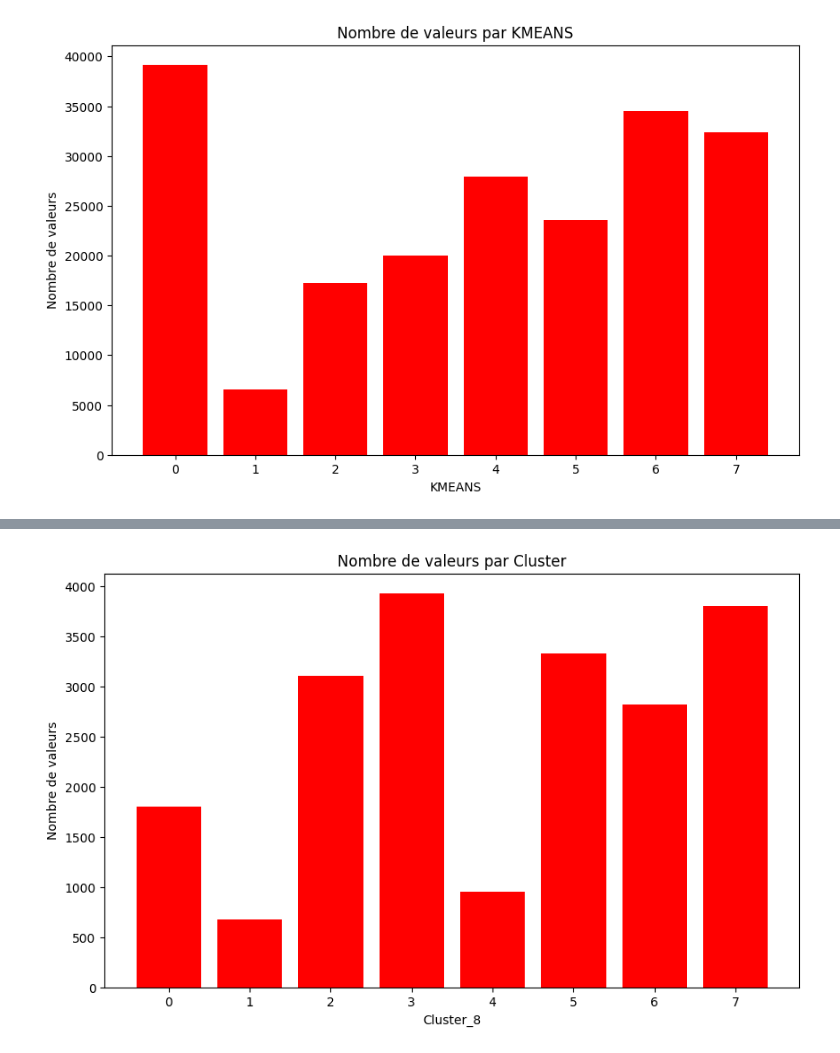
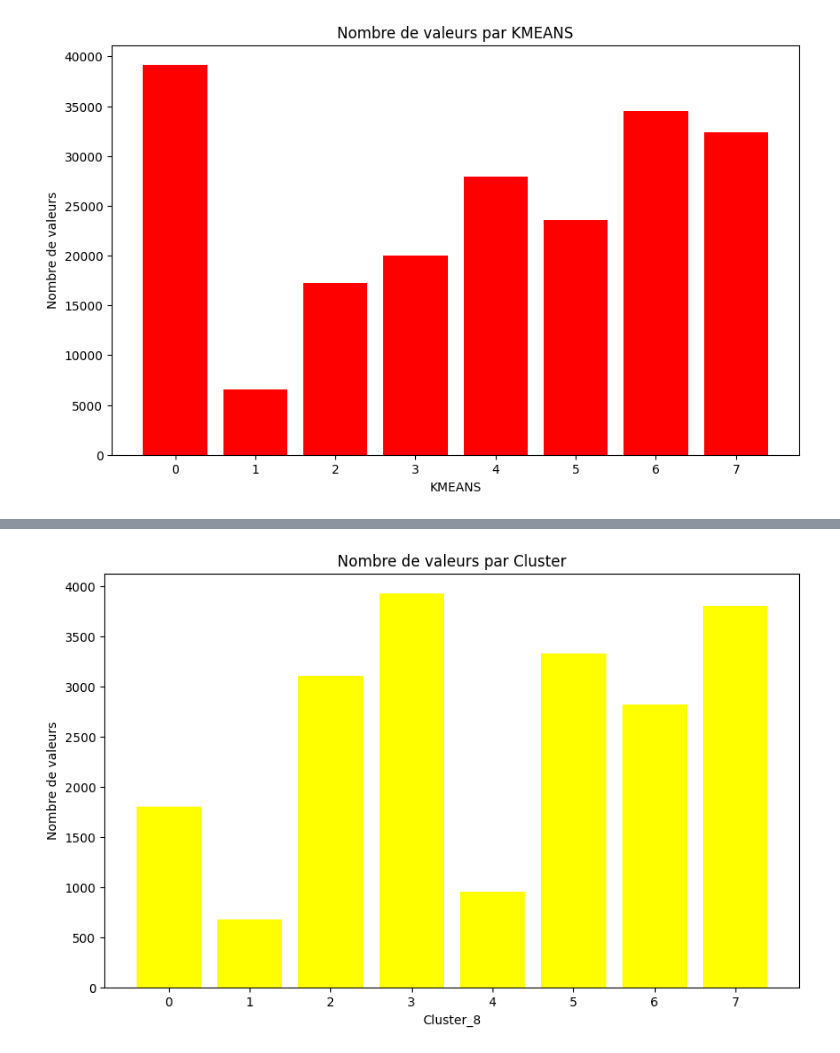
Before and after one commit to Statapp-CANAL/Statapp-CANAL, a Jupyter notebook: Data_operations/antoine.ipynb, the cells around one changed output, grey strips where cells are left out. Saved outputs shown, nothing was run; the diff lists cells and outputs as text; code cells hidden in the pictures.

```diff
--- a/Data_operations/antoine.ipynb
+++ b/Data_operations/antoine.ipynb
@@ -182,14 +183,14 @@ plt.show()
 # %%
 rep_odd_p = join_dataFrames(odd, cluster_id, 'ID_ABONNE')
 liste = rep_odd_p.groupby(['Cluster_8']).count()
 donnees_odd_p = pd.DataFrame(liste)
-donnees_odd_p['Cluster_8'] = donnees_odd_p.index
+donnees_odd_p['KMEANS'] = donnees_odd_p.index
 plt.figure(figsize=(10, 6))
-plt.bar(donnees_odd_p['Cluster_8'], donnees_odd_p['ID_ABONNE'], color='red')
+plt.bar(donnees_odd_p['KMEANS'], donnees_odd_p['ID_ABONNE'], color='yellow')
 plt.xlabel('Cluster_8')
 plt.ylabel('Nombre de valeurs')
 plt.title('Nombre de valeurs par Cluster')
-plt.xticks(donnees_odd_p['Cluster_8'])
+plt.xticks(donnees_odd_p['KMEANS'])
 plt.show()
 # %% [output]
-[figure, old version]
+[figure, new version]
```
Also changed, not shown: parts of 21 cells of this notebook.
